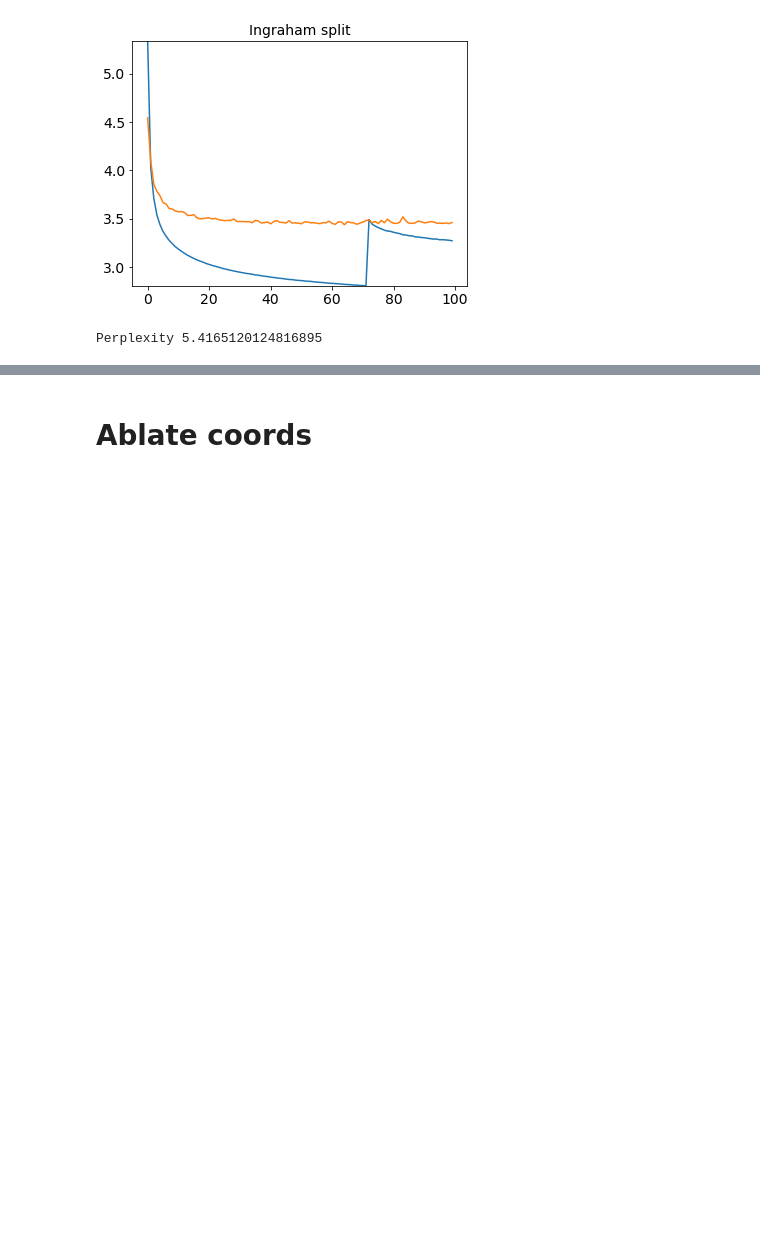
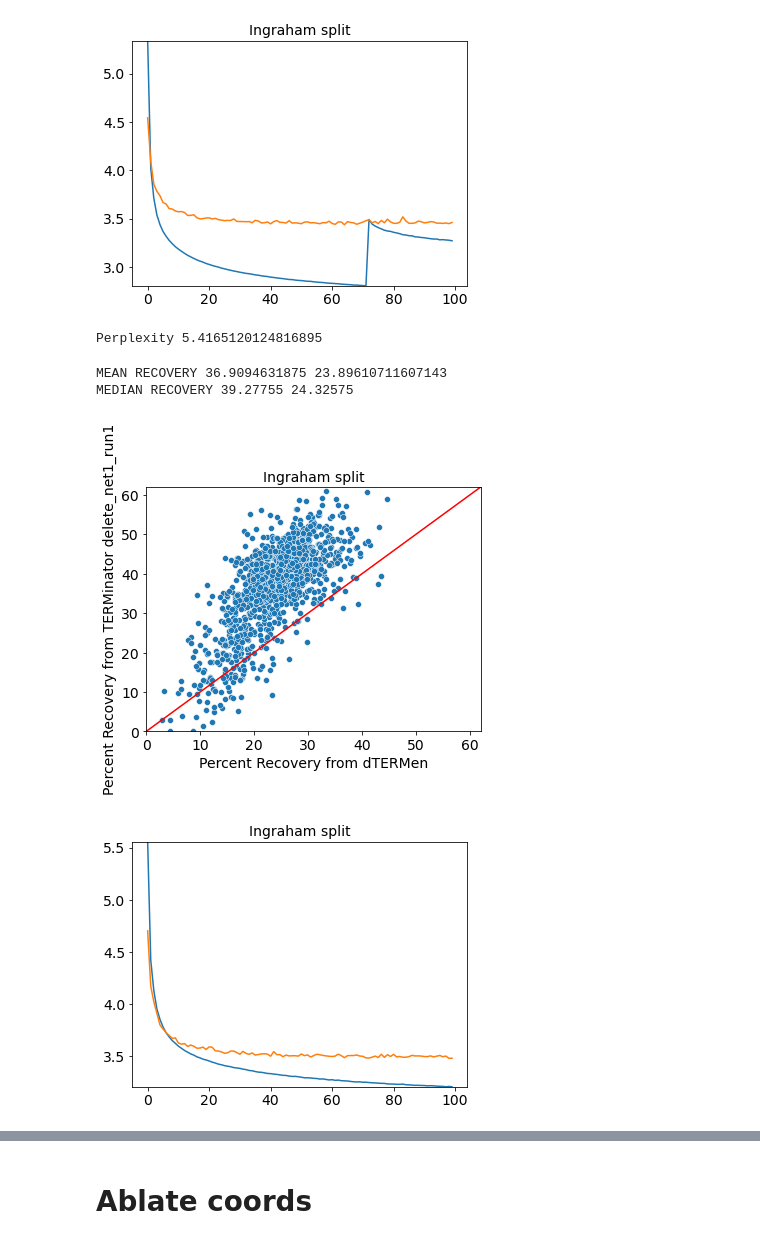
Before and after one commit to alexjli/terminator_public, a Jupyter notebook: analysis/ingraham_runs_analysis.ipynb, the cells around one changed output, grey strips where cells are left out. Saved outputs shown, nothing was run; the diff lists cells and outputs as text; code cells hidden in the pictures; blank space fills up the shorter version.

Commit message:
update analysis files

```diff
--- a/analysis/ingraham_runs_analysis.ipynb
+++ b/analysis/ingraham_runs_analysis.ipynb
@@ -70,3 +96,10 @@ RECOVERY 37.77712311607143 23.89610711607143
 perplexity("delete_net1_semishuffle")
 # %% [output]
 Perplexity 5.4165120124816895
+# %%
+fold_analysis("delete_net1_run1")
+# %% [output]
+MEAN RECOVERY 36.9094631875 23.89610711607143
+MEDIAN RECOVERY 39.27755 24.32575
+[figure, added]
+[figure, added]
```
Also changed, not shown: parts of 37 cells of this notebook, 1 other file.
